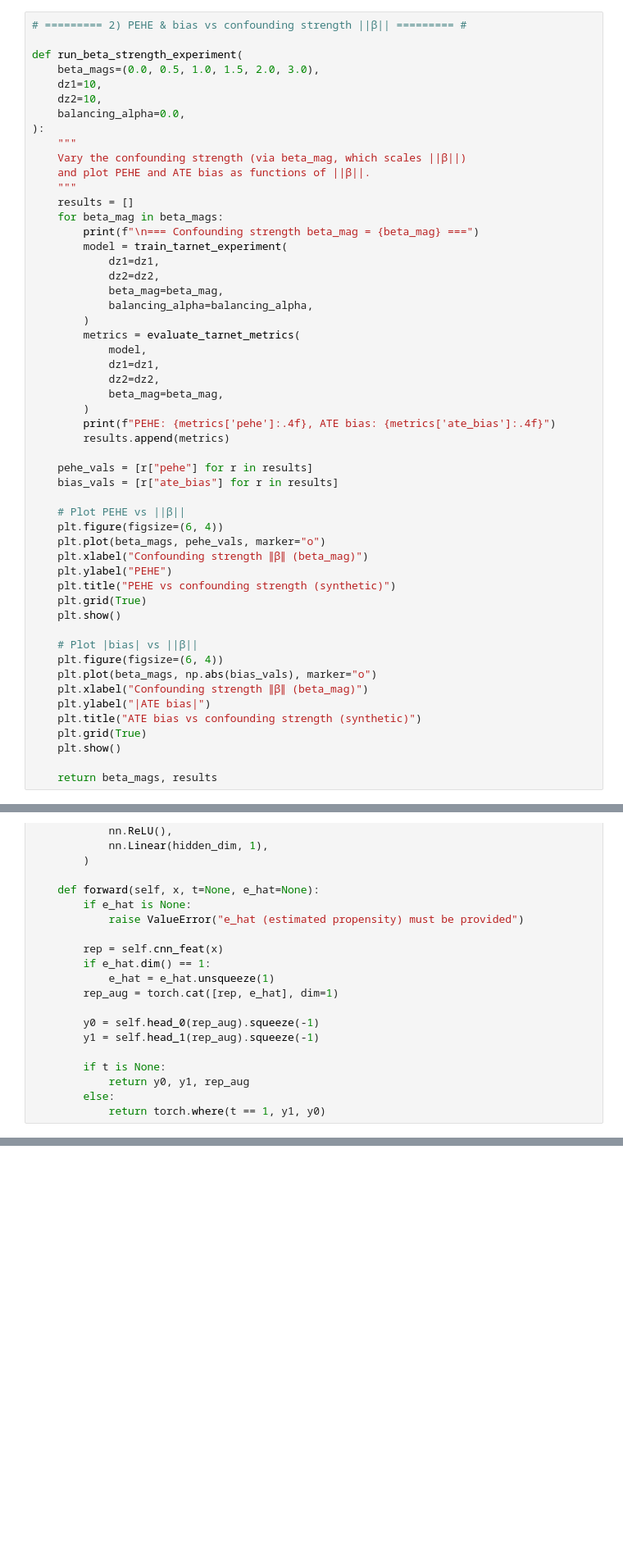
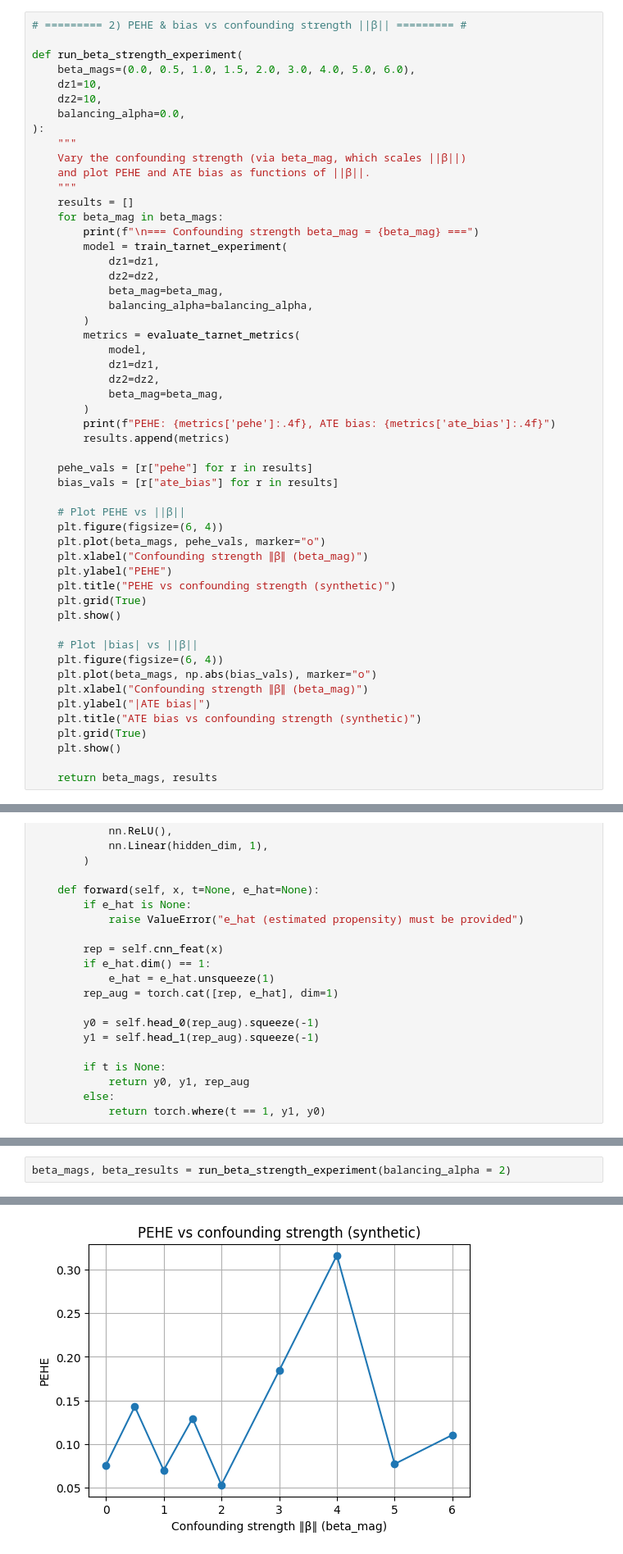
Before and after one commit to Sylvia232/COMPSCI-675D-Final-Project, a Jupyter notebook: original_plus_deliveries.ipynb, the cells around one changed output, grey strips where cells are left out. Shown at 82% size. Cells and saved outputs as stored; diff of their text form; blank space fills up the shorter version.

```diff
--- a/original_plus_deliveries.ipynb
+++ b/original_plus_deliveries.ipynb
@@ -524,7 +542,7 @@ def run_hidden_dim_experiment(
 # ========= 2) PEHE & bias vs confounding strength ||β|| ========= #
 
 def run_beta_strength_experiment(
-    beta_mags=(0.0, 0.5, 1.0, 1.5, 2.0, 3.0),
+    beta_mags=(0.0, 0.5, 1.0, 1.5, 2.0, 3.0, 4.0, 5.0, 6.0),
     dz1=10,
     dz2=10,
     balancing_alpha=0.0,
@@ -901,0 +943,3 @@ PEHE: 0.2709, ATE bias: 0.2654
+# %%
+beta_mags, beta_results = run_beta_strength_experiment(balancing_alpha = 2)
+# %% [output]
@@ -901,0 +963 @@ PEHE: 0.2709, ATE bias: 0.2654
+[figure, added]
```
Also changed, not shown: parts of 19 cells of this notebook.
